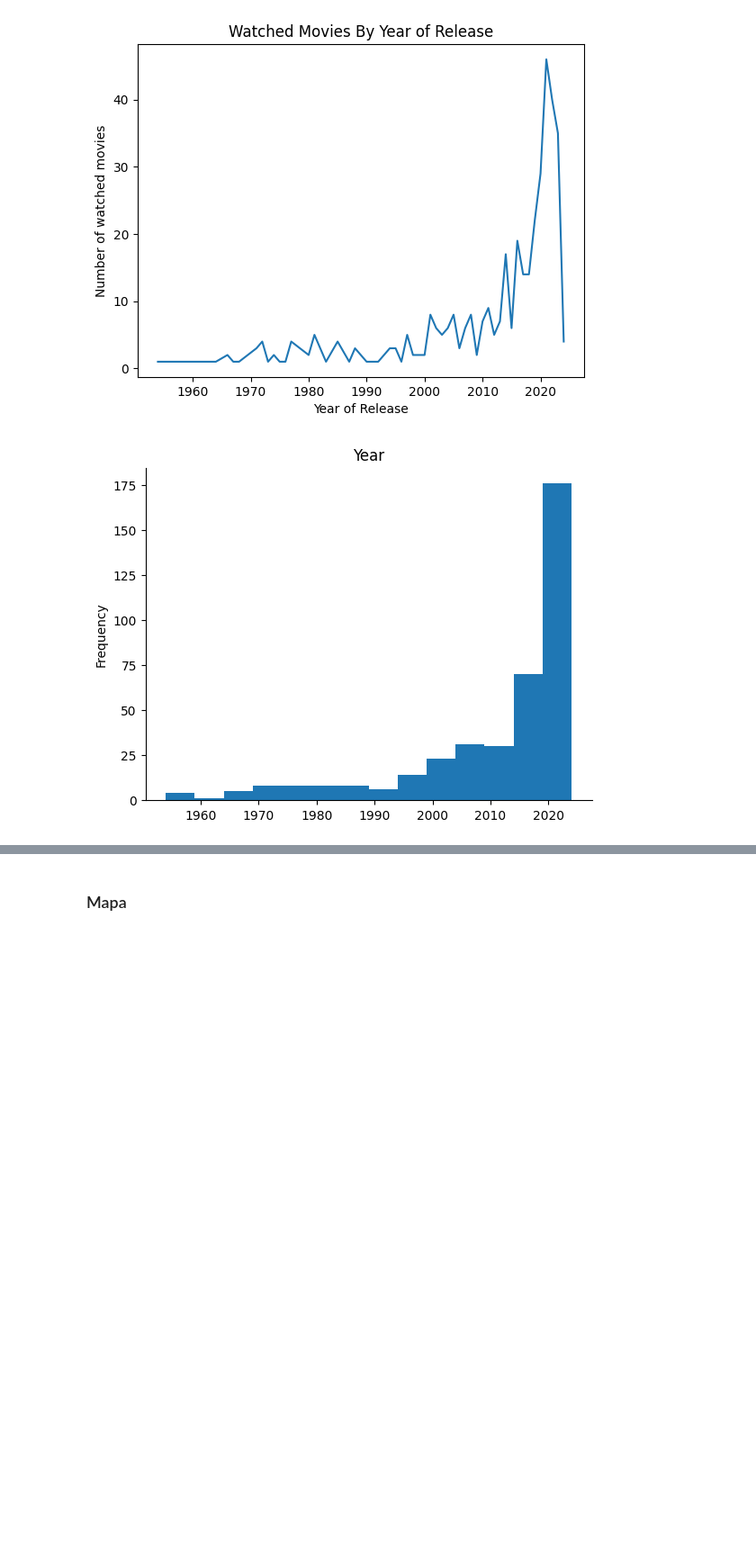
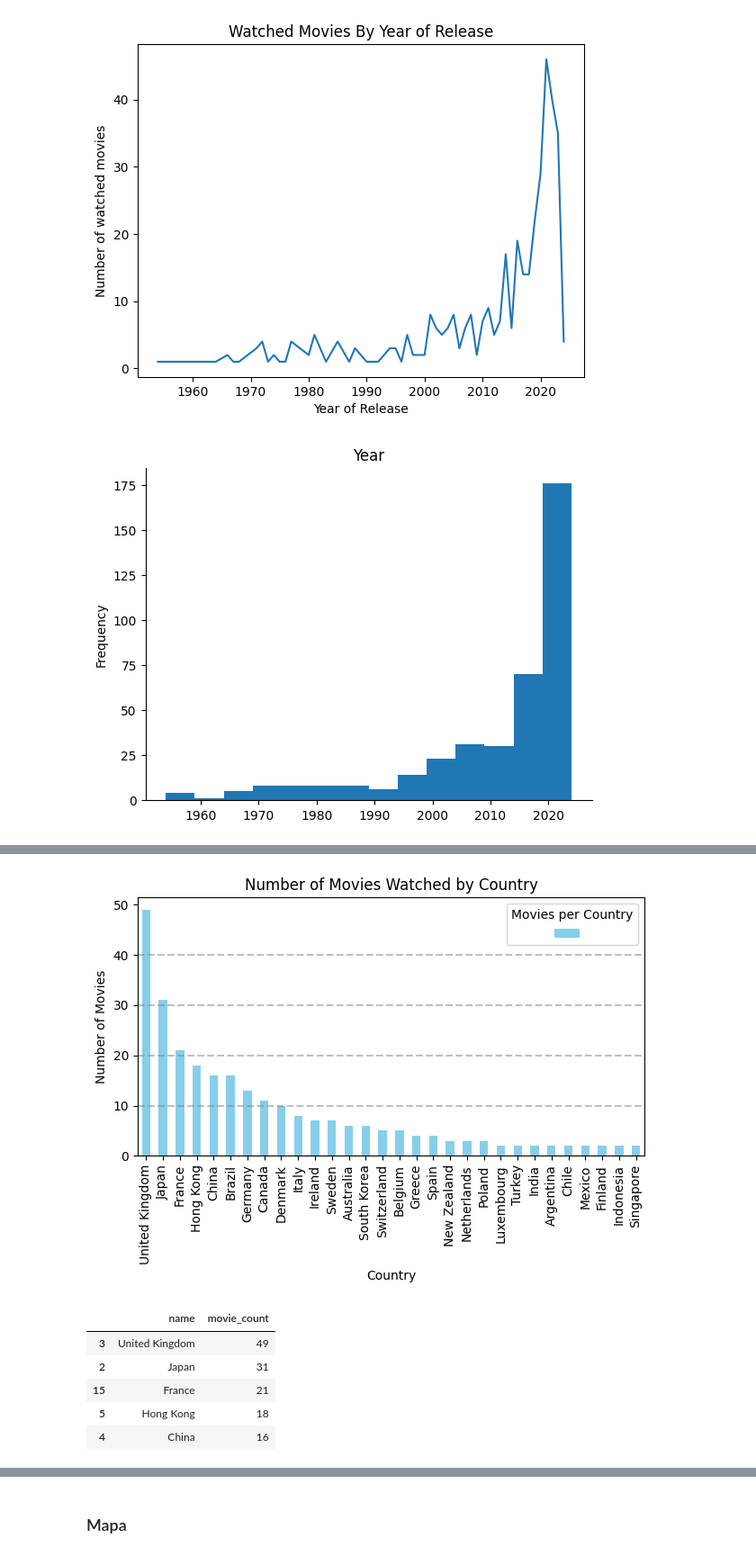
Before and after one commit to LuccaPaiva/portfolio, a Jupyter notebook: letterboxd/letterboxd.ipynb, the cells around one changed output, grey strips where cells are left out. Shown at 90% size. Cells and saved outputs as stored; diff of their text form; code cells hidden in the pictures; blank space fills up the shorter version.

```diff
--- a/letterboxd/letterboxd.ipynb
+++ b/letterboxd/letterboxd.ipynb
@@ -79,7 +79,7 @@ def get_watched():
 # %% [markdown]
 ## Data Manipulation
 # %%
-genre_retirieved = False
+genre_retirieved = True
 try:
   data_worksheet = lbxd_spreadsheet.worksheet("data")
   merged_df = pd.DataFrame(data_worksheet.get_all_records())
@@ -156,7 +171,7 @@ if not country_retrieved:
   data_worksheet = lbxd_spreadsheet.worksheet("data")
   set_with_dataframe(worksheet=data_worksheet, dataframe=merged_df, include_index=False, include_column_header=True, resize=True)
 
-  merged_df
+  print(merged_df)
 
 if not genre_retirieved:
   movie_genres = []
@@ -164,10 +179,12 @@ if not genre_retirieved:
   # Loop through each movie URL in the dataframe
   for movie_url in merged_df['Letterboxd URI']:
     # Get the countries for the current movie
-    genres = get_movie_genres(movie_url)
-    # Append the countries to the list
-    movie_genres.append(genres)
-
+    try:
+      genres = get_movie_genres(movie_url)
+      movie_genres.append(genres)
+    except:
+      print(f"FAILED for {movie_url}")
+      movie_genres.append("")
   # Add a new column named "Country" to the dataframe
   merged_df['Genres'] = movie_genres
 
@@ -198,8 +235,23 @@ plt.gca().spines[['top', 'right']].set_visible(False)
 def movie_count(tag):
   movie_count = {}
   for collection in merged_df[tag]:
-    print(collection)
-    c = literal_eval(collection)
+    try:
+      c = literal_eval(collection)  # Use literal_eval if it's a string
+      for item in c:
+        if item in movie_count:
+          movie_count[item] += 1
+        else:
+          movie_count[item] = 1
+    except:
+      continue
+
+  return movie_count
+
+def movie_count_country(tag):
+  movie_count = {}
+  for collection in merged_df[tag]:
+    c = literal_eval(collection)  # Use literal_eval if it's a string
+
     for item in c:
         if item in movie_count:
           movie_count[item] += 1
@@ -207,7 +259,7 @@ def movie_count(tag):
           movie_count[item] = 1
   return movie_count
 
-movie_count_by_country = movie_count('Country')
+movie_count_by_country = movie_count_country('Country')
 movie_count_by_genre = movie_count('Genres')
 movie_count_by_country, movie_count_by_genre
 # %% [output]
@@ -247,22 +305,30 @@ df_movie_count.head()
 # %%
 # Plot the bar chart
 no_USA = df_movie_count.iloc[1:]
 no_USA = no_USA[no_USA["movie_count"] > 1]
-no_USA.plot(kind='bar', x='name', y='movie_count', color='skyblue')
+no_USA.plot(kind='bar', x='name', color='skyblue')
 
 # Add a title and axis labels
 plt.title('Number of Movies Watched by Country')
 plt.xlabel('Country')
 plt.ylabel('Number of Movies')
+plt.legend(title="Movies per Country", labels=["", "number of movies"])
 plt.tight_layout()
 for y in range(10, 50, 10):
     plt.axhline(y, color='gray', linestyle='--', alpha=0.5)
 
-plt.legend(title="Movies per Country")
 
 # Rotate the x-axis labels for better readability
 plt.xticks(rotation=90)
 
 # Show the plot
 plt.show()
 no_USA.head()
+# %% [output]
+[figure, added]
+|  | name | movie_count |
+| 3 | United Kingdom | 49 |
+| 2 | Japan | 31 |
+| 15 | France | 21 |
+| 5 | Hong Kong | 18 |
+| 4 | China | 16 |
```
Also changed, not shown: parts of 11 cells of this notebook.
